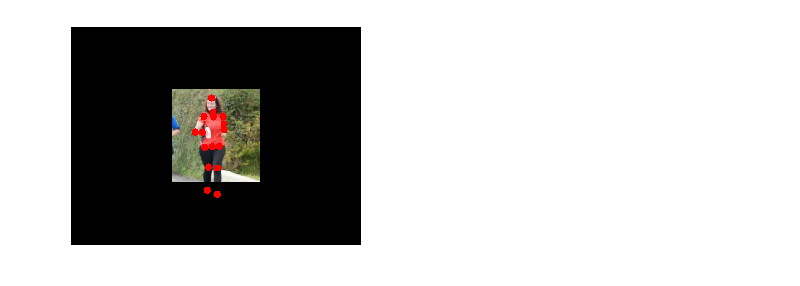
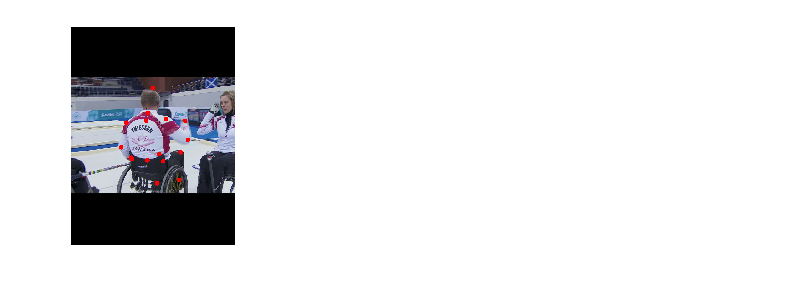
Before and after one commit to s1023030/FCN-tensorflow, a Jupyter notebook: Data_display_preprocessing.ipynb, the cells around one changed output. Saved outputs shown, nothing was run; the diff lists cells and outputs as text; code cells hidden in the pictures.

Commit message:
adjust Data_preprocessing

```diff
--- a/Data_display_preprocessing.ipynb
+++ b/Data_display_preprocessing.ipynb
@@ -12,59 +12,21 @@ target_img_width=640
 # %%
 raw_datas= open('train_data\\data.json').readlines()
 # %%
-data=json.loads(raw_datas[5000].strip())      #讀標記資料第?筆
+data=json.loads(raw_datas[3].strip())      #讀標記資料第?筆
 img = cv2.imread(input_dir_path+data['filename']) #讀圖檔
 joints_pos=data['joint_pos']               #讀關節點資料
 original_img_height, original_img_width, channels = img.shape        #獲得圖片資訊
-
-ratio_resize_X=float(target_img_width)/float(original_img_width)
-ratio_resize_Y=float(target_img_height)/float(original_img_height)
-
 original_data_scale=data['scale']
 original_data_objpos=data['objpos']
-                                                                    #如果原圖比預期還要大
-if (original_img_height>target_img_height)or(original_img_width>target_img_width):
-    ratio_resize=min(ratio_resize_X,ratio_resize_Y)
-    img=cv2.resize(img,(0,0),fx=ratio_resize,fy=ratio_resize)
-    original_data_objpos[0]=original_data_objpos[0]*ratio_resize
-    original_data_objpos[1]=original_data_objpos[1]*ratio_resize
-    original_data_scale=original_data_scale*ratio_resize
-    original_img_height, original_img_width, channels = img.shape   #重新獲得圖片資訊
-    for joint in joints_pos:
-        joints_pos[str(joint)][0]=joints_pos[str(joint)][0]*ratio_resize
-        joints_pos[str(joint)][1]=joints_pos[str(joint)][1]*ratio_resize
-                                                               #算bounding box的位置
-side=original_data_scale*200*1.1
-left_top_X=int(original_data_objpos[0]-(side/2))
-left_top_Y=int(original_data_objpos[1]-(side/2))
-right_down_X=min(original_img_width,left_top_X+int(side))
-right_down_Y=min(original_img_height,left_top_Y+int(side))
-left_top_X=max(0,left_top_X)
-left_top_Y=max(0,left_top_Y)
 
-new_side_width=right_down_X-left_top_X
-new_side_height=right_down_Y-left_top_Y
-
-crop_img=img[left_top_Y:right_down_Y,left_top_X:right_down_X]   #切割bound box的範圍
-
-                                                                    #padding
-left_padding=int(target_img_width/2-new_side_width/2)
-top_padding=int(target_img_height/2-new_side_height/2)
-right_padding=int(target_img_width-left_padding-new_side_width)
-bottom_padding=int(target_img_height-top_padding-new_side_height)
-
-padding_crop_img= cv2.copyMakeBorder(
-    crop_img,top=top_padding,bottom=bottom_padding
-    ,left=left_padding,right=right_padding
-    ,borderType=cv2.BORDER_CONSTANT,value=[0,0,0])
-
+-
 for joint in joints_pos:
-    x=int(joints_pos[str(joint)][0]-left_top_X+left_padding)
-    y=int(joints_pos[str(joint)][1]-left_top_Y+top_padding)
-    cv2.circle(padding_crop_img,(x,y), 8, (0,0,255), -1)
-cv2.rectangle(img,(left_top_X,left_top_Y),(right_down_X,right_down_Y),(0,255,255),5)
+    x=int(joints_pos[str(joint)][0])
+    y=int(joints_pos[str(joint)][1])
+    cv2.circle(padding_crop_img,(x,y), 5, (0,0,255), -1)
+cv2.rectangle(img,(left_top_X,left_top_Y),(right_down_X,right_down_Y),(0,255,255),10)
 plt.axis("off")
 plt.imshow(cv2.cvtColor(padding_crop_img, cv2.COLOR_BGR2RGB))
 plt.show()
 # %% [output]
-[figure, old version]
+[figure, new version]
```
Also changed, not shown: parts of 1 cell of this notebook, 5 other files.
